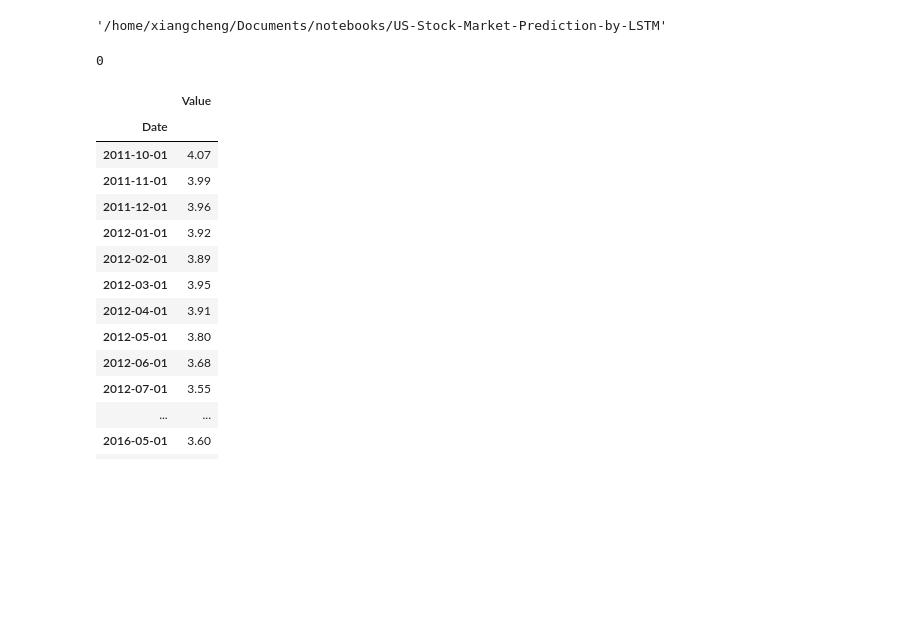
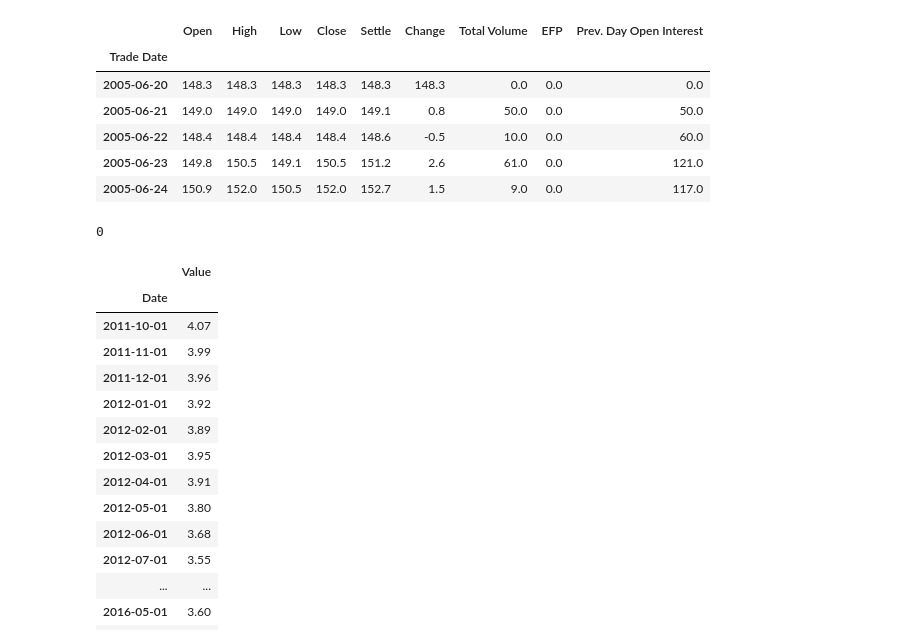
Before and after one commit to Mike201456/time-series, a Jupyter notebook: Stock_Prediction_Stateless_LSTM_Run.ipynb, the cells around one changed output. Drawn from its saved outputs; the diff is of its cells as text; code cells hidden in the pictures; blank space fills up the shorter version.

```diff
--- a/Stock_Prediction_Stateless_LSTM_Run.ipynb
+++ b/Stock_Prediction_Stateless_LSTM_Run.ipynb
@@ -46,7 +103,14 @@ KeyError: 'C'
-# %%
-pwd
-# %% [output]
-'/home/xiangcheng/Documents/notebooks/US-Stock-Market-Prediction-by-LSTM'
+# %%
+df_vix_1 = quandl.get("CHRIS/CBOE_VX1", authtoken="-Cd2GkPqwZYD7_NNFF4K")
+df_vix_1.head()
+# %% [output]
+|  | Open | High | Low | Close | Settle | Change | Total Volume | EFP | Prev. Day Open Interest |
+| Trade Date |  |  |  |  |  |  |  |  |  |
+| 2005-06-20 | 148.3 | 148.3 | 148.3 | 148.3 | 148.3 | 148.3 | 0.0 | 0.0 | 0.0 |
+| 2005-06-21 | 149.0 | 149.0 | 149.0 | 149.0 | 149.1 | 0.8 | 50.0 | 0.0 | 50.0 |
+| 2005-06-22 | 148.4 | 148.4 | 148.4 | 148.4 | 148.6 | -0.5 | 10.0 | 0.0 | 60.0 |
+| 2005-06-23 | 149.8 | 150.5 | 149.1 | 150.5 | 151.2 | 2.6 | 61.0 | 0.0 | 121.0 |
+| 2005-06-24 | 150.9 | 152.0 | 150.5 | 152.0 | 152.7 | 1.5 | 9.0 | 0.0 | 117.0 |
 # %%
 # how to use the classification model
 import pandas as pd
```
Also changed, not shown: parts of 5 cells of this notebook, 9 other files.
